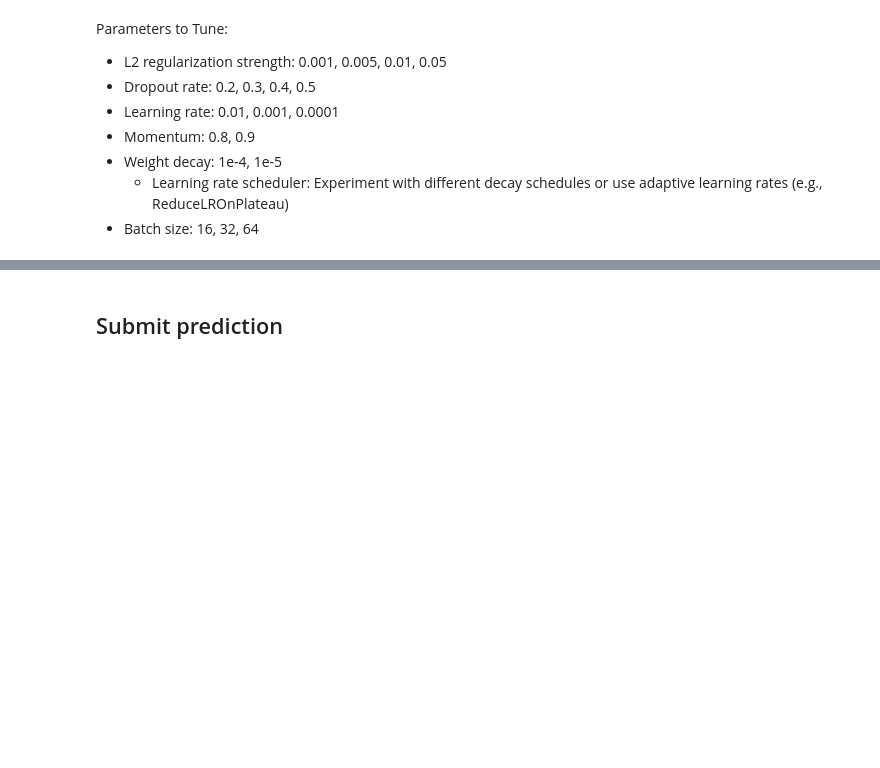
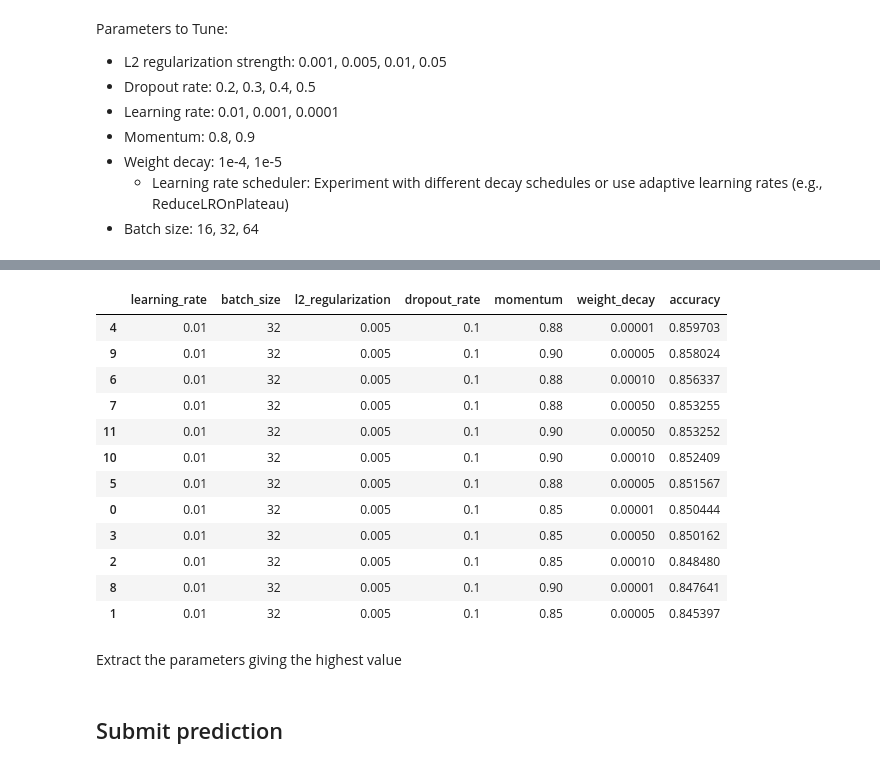
Before and after one commit to KrzysztofKleist/Titanic-Competition, a Jupyter notebook: 06-titanic-competition-deep-learning-tuning/06-titanic-competition-deep-learning-tuning.ipynb, the cells around one changed output, grey strips where cells are left out. Saved outputs shown, nothing was run; the diff lists cells and outputs as text; code cells hidden in the pictures; blank space fills up the shorter version.

```diff
--- a/06-titanic-competition-deep-learning-tuning/06-titanic-competition-deep-learning-tuning.ipynb
+++ b/06-titanic-competition-deep-learning-tuning/06-titanic-competition-deep-learning-tuning.ipynb
@@ -254,0 +301,6 @@ plt.legend()
+# %%
+accuracies_df_max_row = accuracies_ft1_df.loc[
+    accuracies_ft1_df["accuracy"] == max(accuracies_ft1_df["accuracy"])
+]
+best_l2 = accuracies_df_max_row["l2_regularization"].iloc[0]
+best_dropout = accuracies_df_max_row["dropout_rate"].iloc[0]
@@ -254,0 +313,13 @@ plt.legend()
+# %%
+# DataFrame that saves the parameters with accuracies for the first fine-tuning
+accuracies_ft2_df = pd.DataFrame(
+    columns=[
+        "learning_rate",
+        "batch_size",
+        "l2_regularization",
+        "dropout_rate",
+        "momentum",
+        "weight_decay",
+        "accuracy",
+    ]
+)
@@ -254,0 +413,16 @@ plt.legend()
+# %%
+accuracies_ft2_df.sort_values(by="accuracy", ascending=False)
+# %% [output]
+|  | learning_rate | batch_size | l2_regularization | dropout_rate | momentum | weight_decay | accuracy |
+| 4 | 0.01 | 32 | 0.005 | 0.1 | 0.88 | 0.00001 | 0.859703 |
+| 9 | 0.01 | 32 | 0.005 | 0.1 | 0.90 | 0.00005 | 0.858024 |
+| 6 | 0.01 | 32 | 0.005 | 0.1 | 0.88 | 0.00010 | 0.856337 |
+| 7 | 0.01 | 32 | 0.005 | 0.1 | 0.88 | 0.00050 | 0.853255 |
+| 11 | 0.01 | 32 | 0.005 | 0.1 | 0.90 | 0.00050 | 0.853252 |
+| 10 | 0.01 | 32 | 0.005 | 0.1 | 0.90 | 0.00010 | 0.852409 |
+| 5 | 0.01 | 32 | 0.005 | 0.1 | 0.88 | 0.00005 | 0.851567 |
+| 0 | 0.01 | 32 | 0.005 | 0.1 | 0.85 | 0.00001 | 0.850444 |
+| 3 | 0.01 | 32 | 0.005 | 0.1 | 0.85 | 0.00050 | 0.850162 |
+| 2 | 0.01 | 32 | 0.005 | 0.1 | 0.85 | 0.00010 | 0.848480 |
+| 8 | 0.01 | 32 | 0.005 | 0.1 | 0.90 | 0.00001 | 0.847641 |
+| 1 | 0.01 | 32 | 0.005 | 0.1 | 0.85 | 0.00005 | 0.845397 |
@@ -254,0 +431,2 @@ plt.legend()
+# %% [markdown]
+Extract the parameters giving the highest value
```
Also changed, not shown: parts of 22 cells of this notebook, 6 other files.
